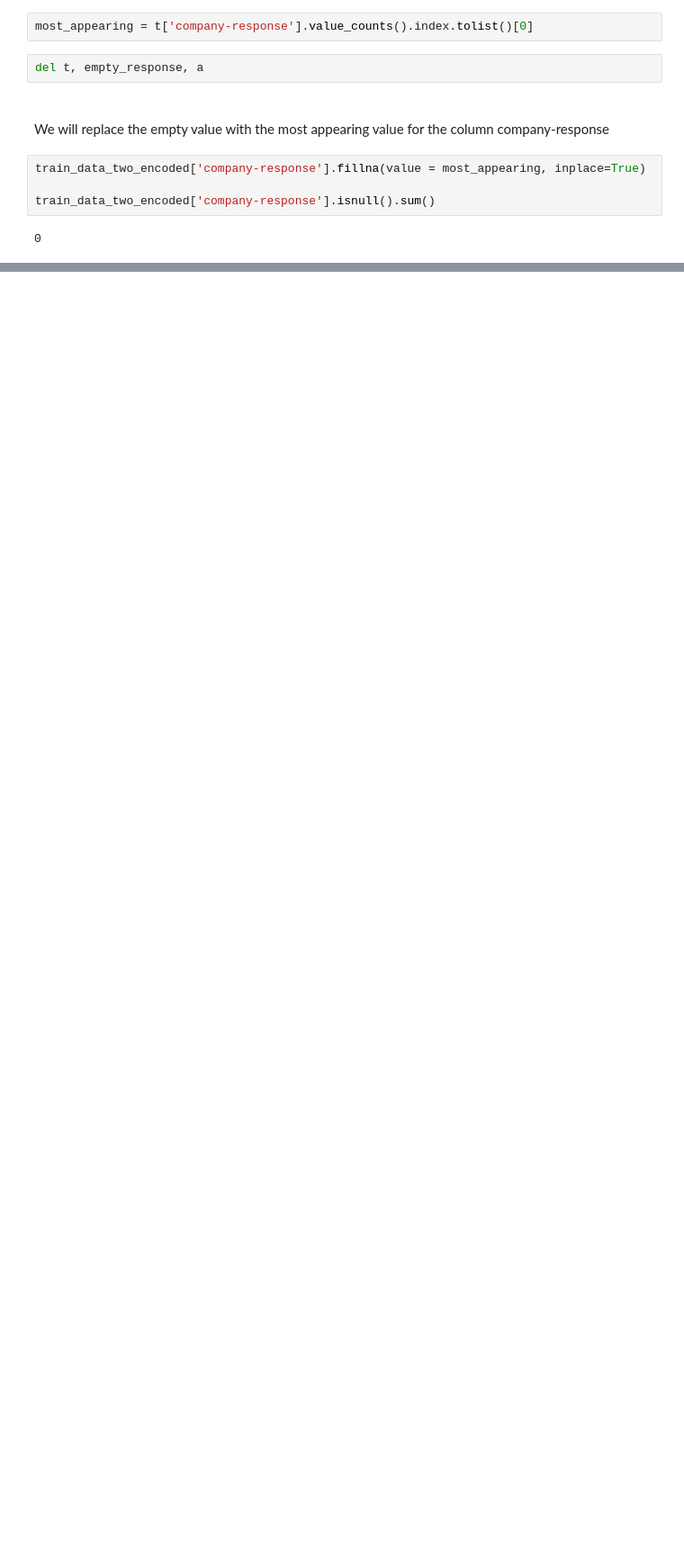
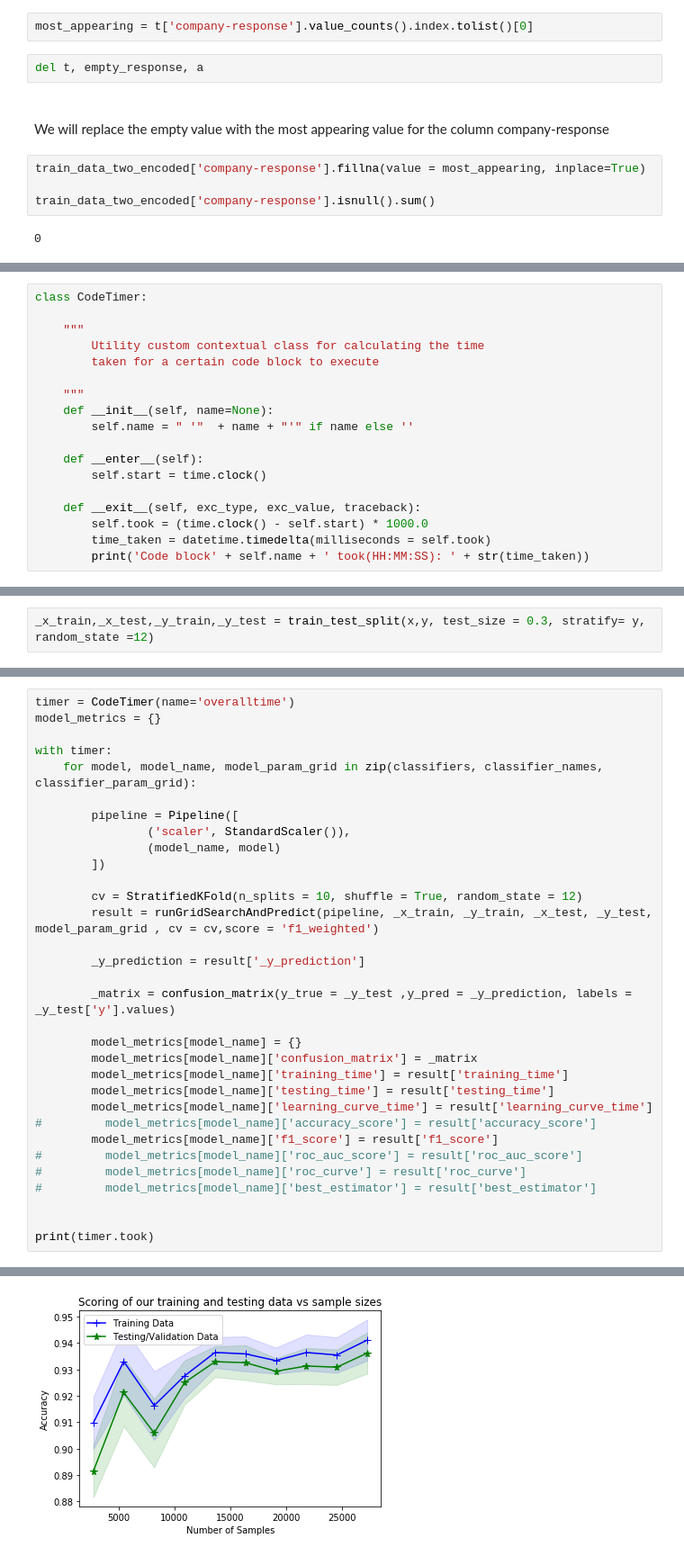
Before and after one commit to in-tandem/real_world_use_cases_1, a Jupyter notebook: supervised/classification/hacker_earth/society_generale/complaint_tracker/complaint_tracker_first_go.ipynb, the cells around one changed output, grey strips where cells are left out. Shown at 90% size. Cells and saved outputs as stored; diff of their text form; blank space fills up the shorter version.

```diff
--- a/supervised/classification/hacker_earth/society_generale/complaint_tracker/complaint_tracker_first_go.ipynb
+++ b/supervised/classification/hacker_earth/society_generale/complaint_tracker/complaint_tracker_first_go.ipynb
@@ -528,0 +707,18 @@ train_data_two_encoded['company-response'].isnull().sum()
+# %%
+class CodeTimer:
+
+    """
+        Utility custom contextual class for calculating the time
+        taken for a certain code block to execute
+
+    """
+    def __init__(self, name=None):
+        self.name = " '"  + name + "'" if name else ''
+
+    def __enter__(self):
+        self.start = time.clock()
+
+    def __exit__(self, exc_type, exc_value, traceback):
+        self.took = (time.clock() - self.start) * 1000.0
+        time_taken = datetime.timedelta(milliseconds = self.took)
+        print('Code block' + self.name + ' took(HH:MM:SS): ' + str(time_taken))
@@ -528,0 +812,2 @@ train_data_two_encoded['company-response'].isnull().sum()
+# %%
+_x_train,_x_test,_y_train,_y_test = train_test_split(x,y, test_size = 0.3, stratify= y, random_state =12)
@@ -528,0 +830,33 @@ train_data_two_encoded['company-response'].isnull().sum()
+# %%
+timer = CodeTimer(name='overalltime')
+model_metrics = {}
+
+with timer:
+    for model, model_name, model_param_grid in zip(classifiers, classifier_names, classifier_param_grid):
+
+        pipeline = Pipeline([
+                ('scaler', StandardScaler()),
+                (model_name, model)
+        ])
+
+        cv = StratifiedKFold(n_splits = 10, shuffle = True, random_state = 12)
+        result = runGridSearchAndPredict(pipeline, _x_train, _y_train, _x_test, _y_test, model_param_grid , cv = cv,score = 'f1_weighted')
+
+        _y_prediction = result['_y_prediction']
+
+        _matrix = confusion_matrix(y_true = _y_test ,y_pred = _y_prediction, labels = _y_test['y'].values)
+
+        model_metrics[model_name] = {}
+        model_metrics[model_name]['confusion_matrix'] = _matrix
+        model_metrics[model_name]['training_time'] = result['training_time']
+        model_metrics[model_name]['testing_time'] = result['testing_time']
+        model_metrics[model_name]['learning_curve_time'] = result['learning_curve_time']
+#         model_metrics[model_name]['accuracy_score'] = result['accuracy_score']
+        model_metrics[model_name]['f1_score'] = result['f1_score']
+#         model_metrics[model_name]['roc_auc_score'] = result['roc_auc_score']
+#         model_metrics[model_name]['roc_curve'] = result['roc_curve']
+#         model_metrics[model_name]['best_estimator'] = result['best_estimator']
+
+
+print(timer.took)
+# %% [output]
@@ -528,0 +878 @@ train_data_two_encoded['company-response'].isnull().sum()
+[figure, added]
```
Also changed, not shown: parts of 68 cells of this notebook, 2 other files.
